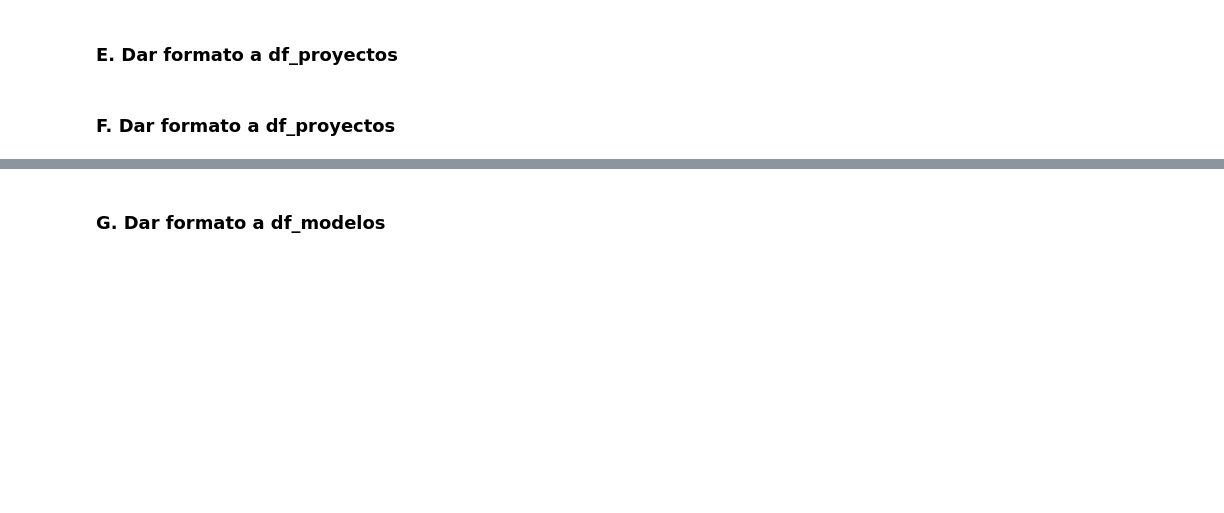
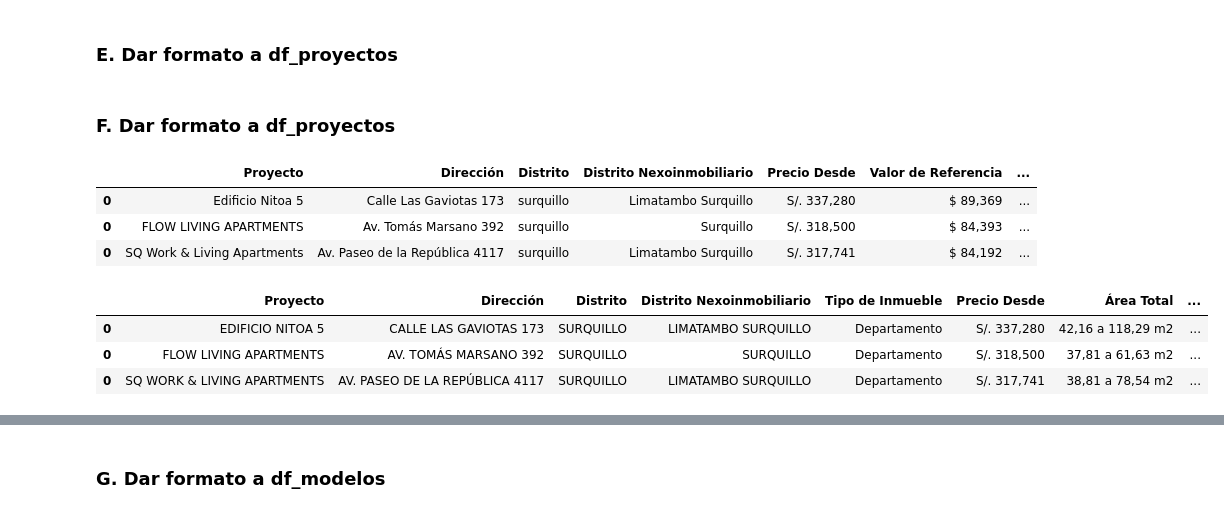
Before and after one commit to NahumFGz/NexoInmobiliarioScrapper, a Jupyter notebook: v2 - Scrapp.ipynb, the cells around one changed output, grey strips where cells are left out. Drawn from its saved outputs; the diff is of its cells as text; code cells hidden in the pictures; blank space fills up the shorter version.

```diff
--- a/v2 - Scrapp.ipynb
+++ b/v2 - Scrapp.ipynb
@@ -369,13 +369,16 @@ df_modelos.to_excel(os.path.join(os.getcwd(),'outputs','modelos.xlsx'), index=Fa
 # %% [markdown]
 ### F. Dar formato a df_proyectos
 # %%
-# import pandas as pd
+import os
+import pandas as pd
 
-# df_proyectos_1 = pd.read_parquet('outputs/df_proyectos.parquet')
-# df_proyectos_2 = pd.read_parquet('outputs/df_proyectos_2.parquet')
-
-# df_proyectos = pd.concat([df_proyectos_1, df_proyectos_2]).reset_index(drop=True)
-# df_proyectos.head(3)
+df_proyectos = pd.read_parquet(os.path.join(os.getcwd(),'outputs','df_proyectos.parquet'))
+df_proyectos.head(3)
+# %% [output]
+|  | Proyecto | Dirección | Distrito | Distrito Nexoinmobiliario | Precio Desde | Valor de Referencia | ... |
+| 0 | Edificio Nitoa 5 | Calle Las Gaviotas 173 | surquillo | Limatambo Surquillo | S/. 337,280 | $ 89,369 | ... |
+| 0 | FLOW LIVING APARTMENTS | Av. Tomás Marsano 392 | surquillo | Surquillo | S/. 318,500 | $ 84,393 | ... |
+| 0 | SQ Work & Living Apartments | Av. Paseo de la República 4117 | surquillo | Limatambo Surquillo | S/. 317,741 | $ 84,192 | ... |
 # %%
 def formato_fecha(mes_str):
     meses = {
@@ -440,33 +443,38 @@ df_proyectos_format['Precio Desde (PEN)'] = df_proyectos_format.apply(lambda row
 # 6. Castear a float las columnas de precio
 df_proyectos_format['Precio Desde (USD)'] = df_proyectos_format['Precio Desde (USD)'].astype(float)
 df_proyectos_format['Precio Desde (PEN)'] = df_proyectos_format['Precio Desde (PEN)'].astype(float)
 
 # 7. Reemplazar los valores de NaN por el tipo de cambio
 df_proyectos_format['Precio Desde (USD)'] = df_proyectos_format['Precio Desde (USD)'].fillna(df_proyectos_format['Precio Desde (PEN)'] / 3.75)
 df_proyectos_format['Precio Desde (PEN)'] = df_proyectos_format['Precio Desde (PEN)'].fillna(df_proyectos_format['Precio Desde (USD)'] * 3.75)
 
 # 8. Castear Precio Desde (USD) y Precio Desde (PEN) a int
 df_proyectos_format['Precio Desde (USD)'] = df_proyectos_format['Precio Desde (USD)'].astype(int)
 df_proyectos_format['Precio Desde (PEN)'] = df_proyectos_format['Precio Desde (PEN)'].astype(int)
 
 # 9. Area Total Min y Area Total Max
 df_proyectos_format['Area Min (m2)'] = df_proyectos_format['Área Total'].apply(lambda x: x.split(' a ')[0].strip())
 df_proyectos_format['Area Max (m2)'] = df_proyectos_format['Área Total'].apply(lambda x: x.split(' a ')[1].split('m2')[0].strip())
 
 # 10. Reemplazar '.' por ',' en las columnas de Área Total	, Area Min (m2) y Area Max (m2)
 df_proyectos_format['Área Total'] = df_proyectos_format['Área Total'].str.replace('.',',')
 df_proyectos_format['Area Min (m2)'] = df_proyectos_format['Area Min (m2)'].str.replace('.',',')
 df_proyectos_format['Area Max (m2)'] = df_proyectos_format['Area Max (m2)'].str.replace('.',',')
 
 # 11. Reordenar las columnas
-df_proyectos_format = df_proyectos_format[['Proyecto', 'Dirección', 'Distrito', 'Tipo de Inmueble', 'Precio Desde','Área Total', 'Precio Desde (PEN)', 'Precio Desde (USD)',
+df_proyectos_format = df_proyectos_format[['Proyecto', 'Dirección', 'Distrito', 'Distrito Nexoinmobiliario', 'Tipo de Inmueble', 'Precio Desde','Área Total', 'Precio Desde (PEN)', 'Precio Desde (USD)',
                                            'Area Min (m2)', 'Area Max (m2)',
                                            'Dormitorios', 'Etapa del Proyecto', 'Fecha de Entrega', 'Financiamiento',
                                            'Inmobiliaria Nombre', 'Áreas Comunes', 'URL Nexoinmobiliario',
                                            'URL Google Maps'
                                            ]]
 
 # Ordenar precio desde menor a mayor
 df_proyectos_format.head(3)
+# %% [output]
+|  | Proyecto | Dirección | Distrito | Distrito Nexoinmobiliario | Tipo de Inmueble | Precio Desde | Área Total | ... |
+| 0 | EDIFICIO NITOA 5 | CALLE LAS GAVIOTAS 173 | SURQUILLO | LIMATAMBO SURQUILLO | Departamento | S/. 337,280 | 42,16 a 118,29 m2 | ... |
+| 0 | FLOW LIVING APARTMENTS | AV. TOMÁS MARSANO 392 | SURQUILLO | SURQUILLO | Departamento | S/. 318,500 | 37,81 a 61,63 m2 | ... |
+| 0 | SQ WORK & LIVING APARTMENTS | AV. PASEO DE LA REPÚBLICA 4117 | SURQUILLO | LIMATAMBO SURQUILLO | Departamento | S/. 317,741 | 38,81 a 78,54 m2 | ... |
 # %%
 df_proyectos_format.dtypes
```
Also changed, not shown: parts of 6 cells of this notebook.
